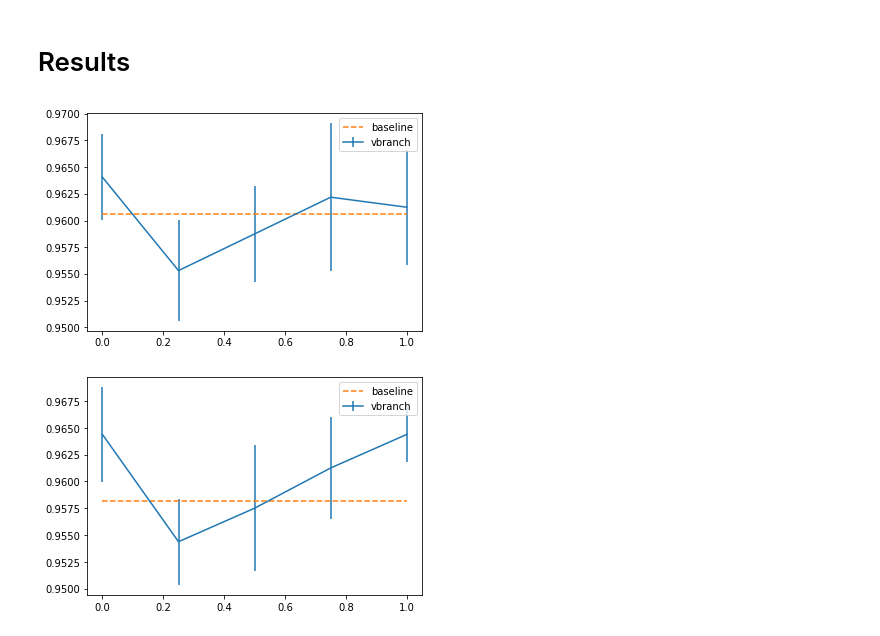
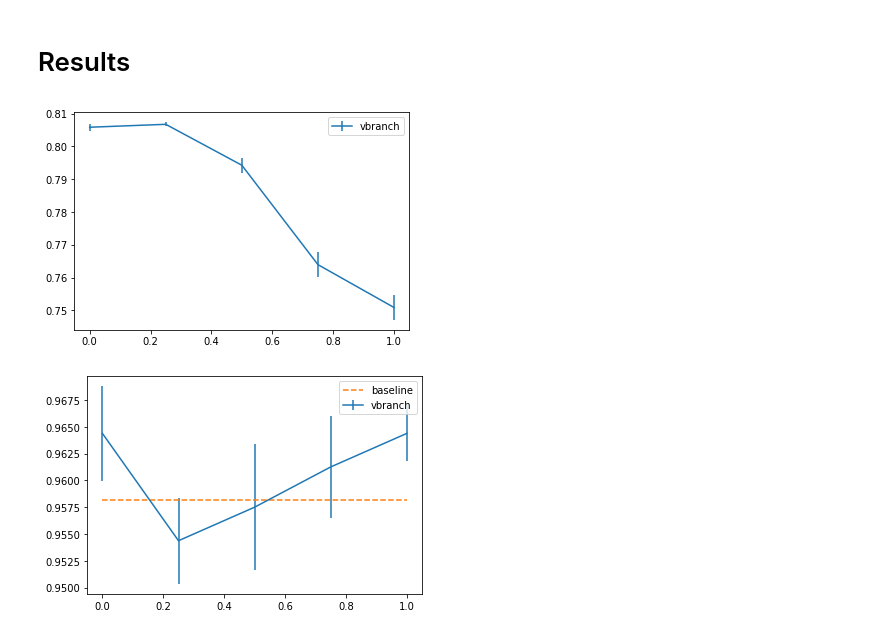
Before and after one commit to agongt408/vbranch, a Jupyter notebook: results.ipynb, the cells around one changed output. Saved outputs shown, nothing was run; the diff lists cells and outputs as text; code cells hidden in the pictures.

```diff
--- a/results.ipynb
+++ b/results.ipynb
@@ -8,12 +8,12 @@ import glob
 # %%
 from experiments.plot import *
 # %%
-with open('results/omniglot_zero/omniglot-simple.json', 'r') as f:
+with open('results/market-resnet.json', 'r') as f:
     results = json.load(f)
 # %%
-plot_line(results, 4)
+plot_line(results, 3)
 # %% [output]
-[figure, old version]
+[figure, new version]
 # %%
 # plot_line(results, 4, p1=[0.4, 0.6, 0.8, 1.0], p2=96)
 plot_line(results, 4)
```
Also changed, not shown: 36 other files.
